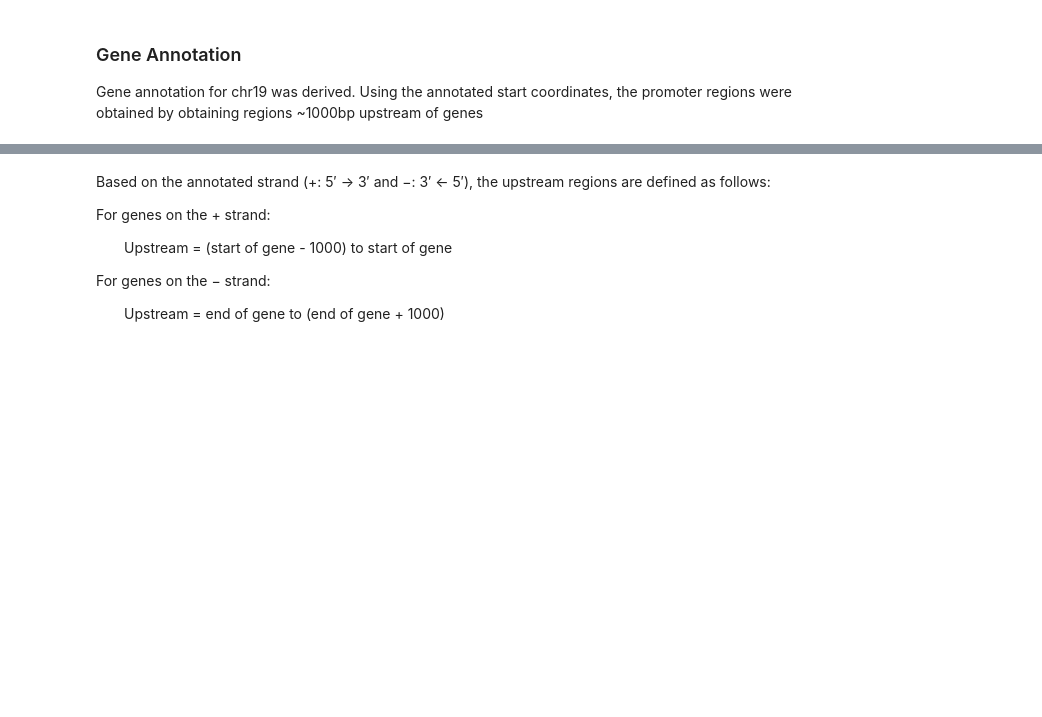
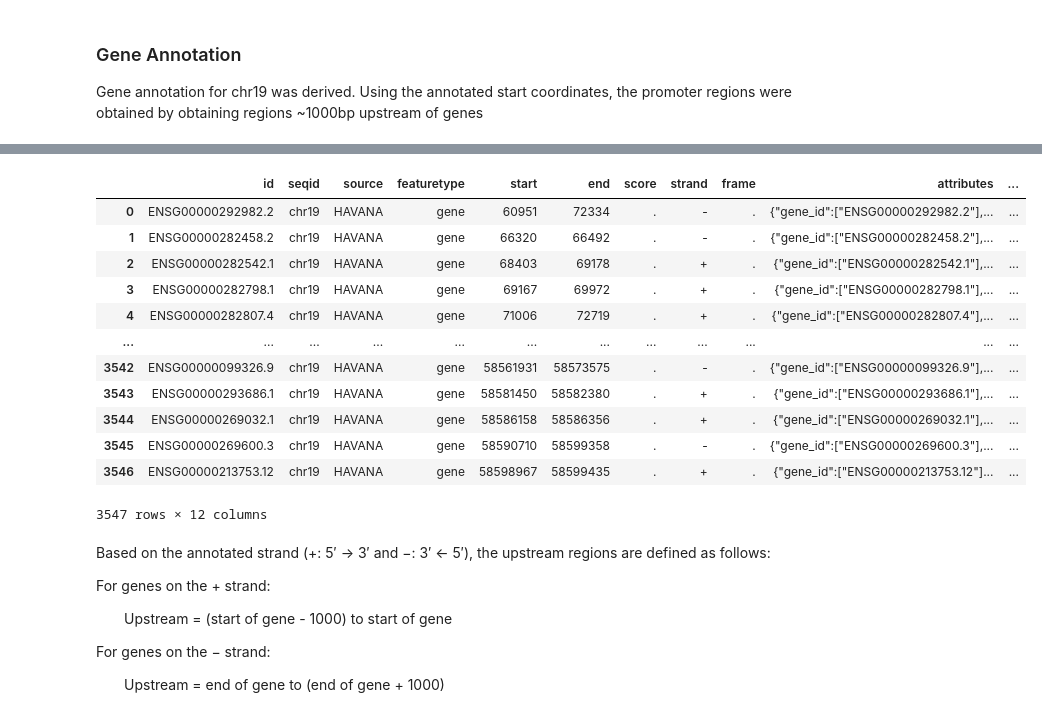
Before and after one commit to KyleCarlo/HMM-application-to-CpG-detection-in-Human-Genome, a Jupyter notebook: Bioinformatics_Ex3.ipynb, the cells around one changed output, grey strips where cells are left out. Cells and saved outputs as stored; diff of their text form; code cells hidden in the pictures; blank space fills up the shorter version.

```diff
--- a/Bioinformatics_Ex3.ipynb
+++ b/Bioinformatics_Ex3.ipynb
@@ -796,0 +816,25 @@ gene_loc_df = gene_loc_df[['strand','txStart', 'txEnd']].drop_duplicates().reset
+# %%
+db_file = 'gencode.db'
+gencode = gffutils.FeatureDB(db_file)
+# %%
+query = """
+    SELECT * FROM features
+    WHERE featuretype == "gene" AND seqid == "chr19";
+"""
+gencode_df = pd.read_sql(query, gencode.conn)
+# %%
+gencode_df
+# %% [output]
+|  | id | seqid | source | featuretype | start | end | score | strand | frame | attributes | ... |
+| 0 | ENSG00000292982.2 | chr19 | HAVANA | gene | 60951 | 72334 | . | - | . | {"gene_id":["ENSG00000292982.2"],... | ... |
+| 1 | ENSG00000282458.2 | chr19 | HAVANA | gene | 66320 | 66492 | . | - | . | {"gene_id":["ENSG00000282458.2"],... | ... |
+| 2 | ENSG00000282542.1 | chr19 | HAVANA | gene | 68403 | 69178 | . | + | . | {"gene_id":["ENSG00000282542.1"],... | ... |
+| 3 | ENSG00000282798.1 | chr19 | HAVANA | gene | 69167 | 69972 | . | + | . | {"gene_id":["ENSG00000282798.1"],... | ... |
+| 4 | ENSG00000282807.4 | chr19 | HAVANA | gene | 71006 | 72719 | . | + | . | {"gene_id":["ENSG00000282807.4"],... | ... |
+| ... | ... | ... | ... | ... | ... | ... | ... | ... | ... | ... | ... |
+| 3542 | ENSG00000099326.9 | chr19 | HAVANA | gene | 58561931 | 58573575 | . | - | . | {"gene_id":["ENSG00000099326.9"],... | ... |
+| 3543 | ENSG00000293686.1 | chr19 | HAVANA | gene | 58581450 | 58582380 | . | + | . | {"gene_id":["ENSG00000293686.1"],... | ... |
+| 3544 | ENSG00000269032.1 | chr19 | HAVANA | gene | 58586158 | 58586356 | . | + | . | {"gene_id":["ENSG00000269032.1"],... | ... |
+| 3545 | ENSG00000269600.3 | chr19 | HAVANA | gene | 58590710 | 58599358 | . | - | . | {"gene_id":["ENSG00000269600.3"],... | ... |
+| 3546 | ENSG00000213753.12 | chr19 | HAVANA | gene | 58598967 | 58599435 | . | + | . | {"gene_id":["ENSG00000213753.12"]... | ... |
+3547 rows × 12 columns
```
Also changed, not shown: parts of 7 cells of this notebook, 3 other files.
